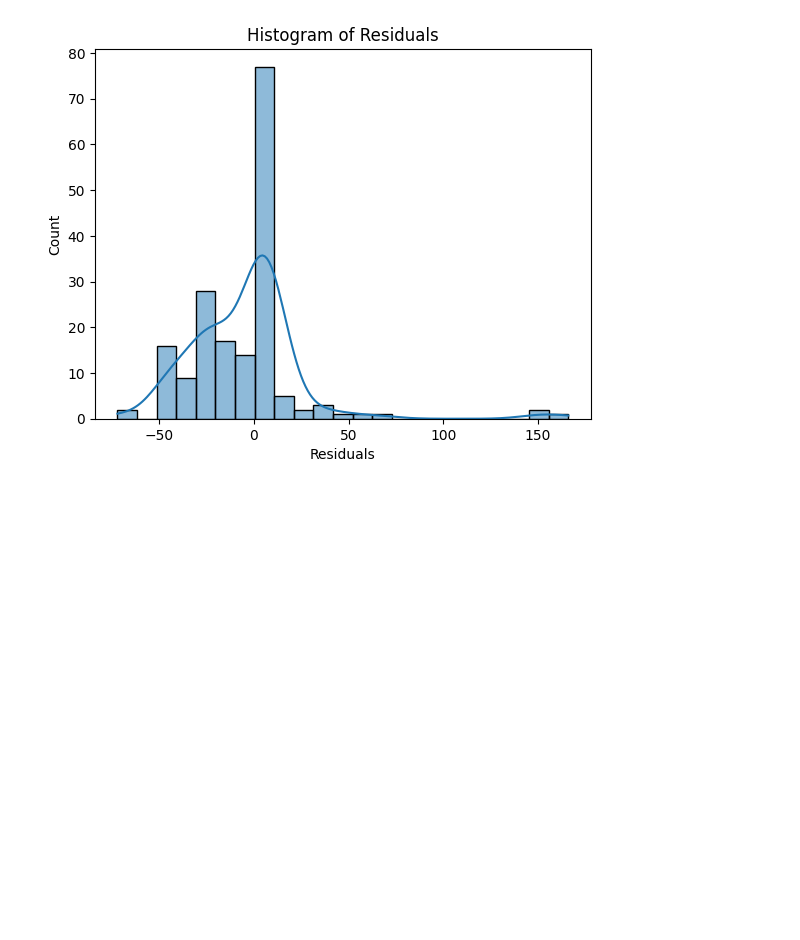
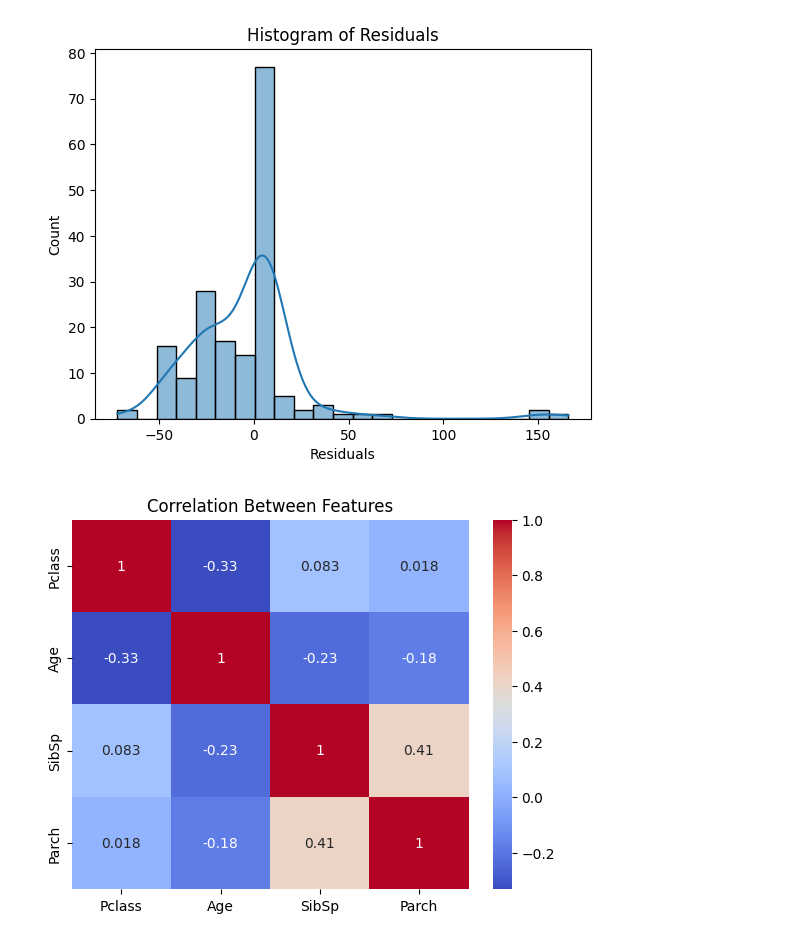
Before and after one commit to Tanmai820/4IK25CS222_DAV_LAB, a Jupyter notebook: 4IK24CS222_EXP_07.ipynb, the cells around one changed output. Drawn from its saved outputs; the diff is of its cells as text; code cells hidden in the pictures; blank space fills up the shorter version.

```diff
--- a/4IK24CS222_EXP_07.ipynb
+++ b/4IK24CS222_EXP_07.ipynb
@@ -108,3 +108,9 @@ plt.xlabel('Residuals'); plt.title('Histogram of Residuals')
 plt.show()
 # %% [output]
 [figure]
+# %%
+sns.heatmap(X_multi.corr(), annot=True, cmap='coolwarm')
+plt.title('Correlation Between Features')
+plt.show()
+# %% [output]
+[figure, added]
```
